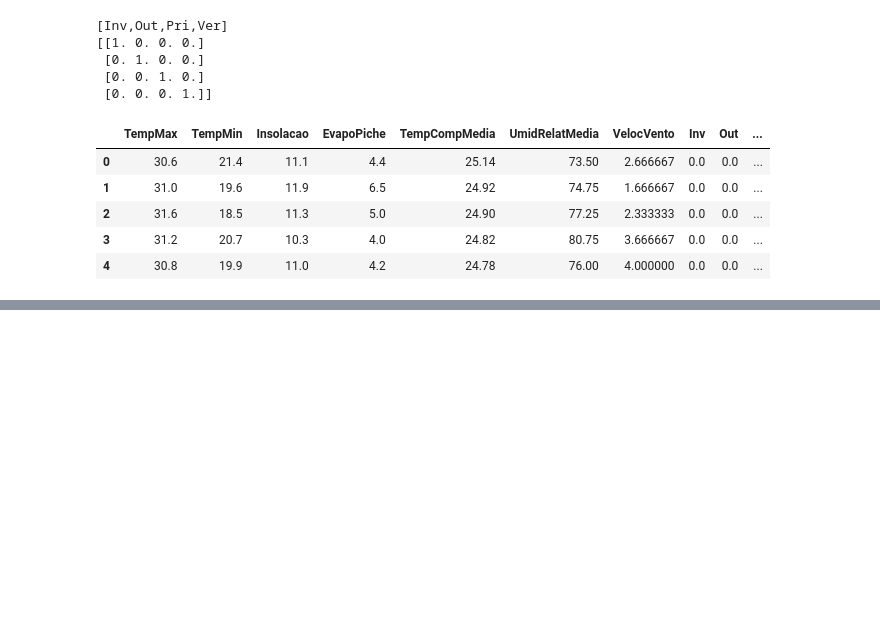
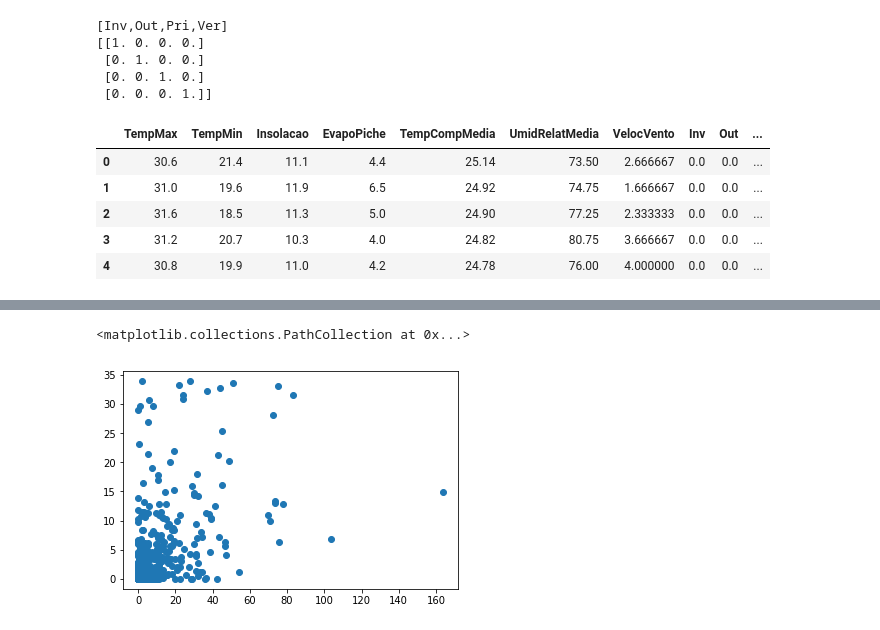
Before and after one commit to gilvandrocesardemedeiros/ClimatePrediction, a Jupyter notebook: Predict_Rain_MLP.ipynb, the cells around one changed output, grey strips where cells are left out. Drawn from its saved outputs; the diff is of its cells as text; code cells hidden in the pictures; blank space fills up the shorter version.

```diff
--- a/Predict_Rain_MLP.ipynb
+++ b/Predict_Rain_MLP.ipynb
@@ -338,0 +312,3 @@ array([0., 0., 0., ..., 0., 0., 0.])
+# %%
+#Previsão com base no resultado da Grid Search
+Y_pred = grid_search.predict(X_test)
@@ -338,0 +317,6 @@ array([0., 0., 0., ..., 0., 0., 0.])
+# %%
+#Gráfico que mostra a relação entre a chuva real e a prevista
+plt.scatter(Y_test, Y_pred)
+# %% [output]
+<matplotlib.collections.PathCollection at 0x...>
+[figure, added]
```
Also changed, not shown: parts of 25 cells of this notebook.
